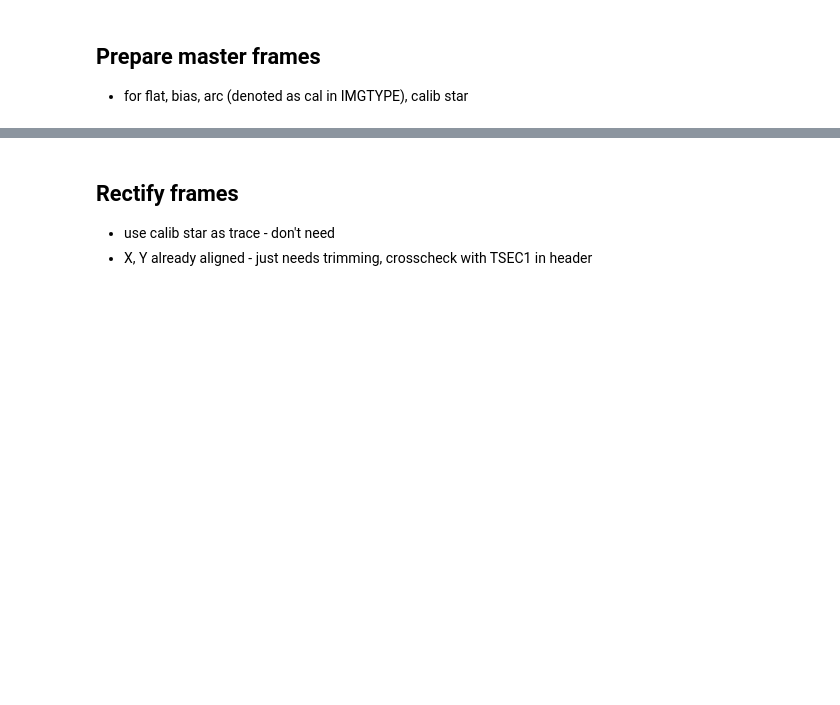
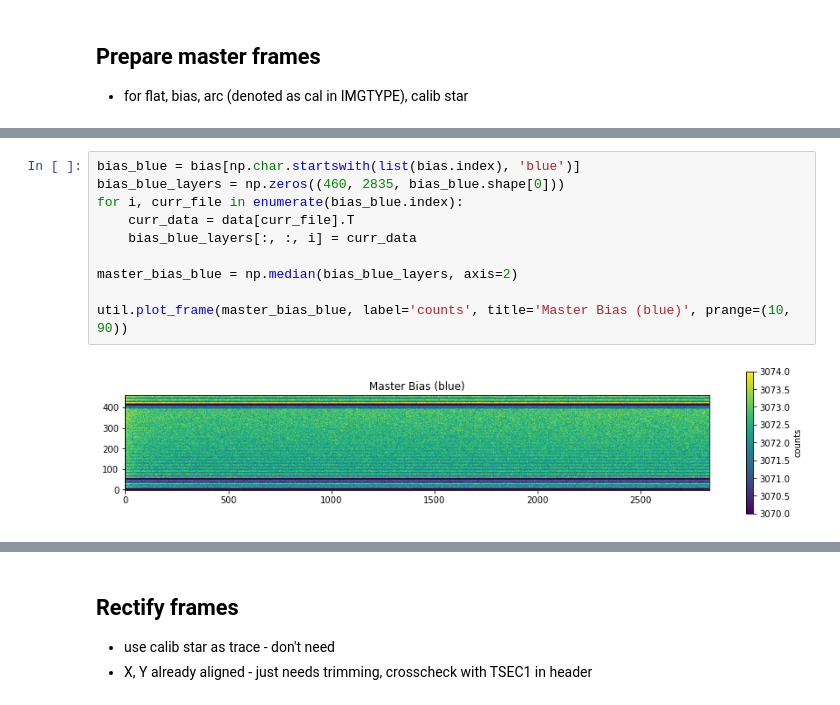
Before and after one commit to jaladh-singhal/ay107_observation, a Jupyter notebook: sn_spectra_reduction.ipynb, the cells around one changed output, grey strips where cells are left out. Drawn from its saved outputs; the diff is of its cells as text; blank space fills up the shorter version.

```diff
--- a/sn_spectra_reduction.ipynb
+++ b/sn_spectra_reduction.ipynb
@@ -144,0 +161,12 @@ util.plot_frame(data['red0027'], label='counts', title='Red 0027 Calib star', pr
+# %%
+bias_blue = bias[np.char.startswith(list(bias.index), 'blue')]
+bias_blue_layers = np.zeros((460, 2835, bias_blue.shape[0]))
+for i, curr_file in enumerate(bias_blue.index):
+    curr_data = data[curr_file].T
+    bias_blue_layers[:, :, i] = curr_data
+
+master_bias_blue = np.median(bias_blue_layers, axis=2)
+
+util.plot_frame(master_bias_blue, label='counts', title='Master Bias (blue)', prange=(10, 90))
+# %% [output]
+[figure, added]
```
Also changed, not shown: parts of 9 cells of this notebook.
